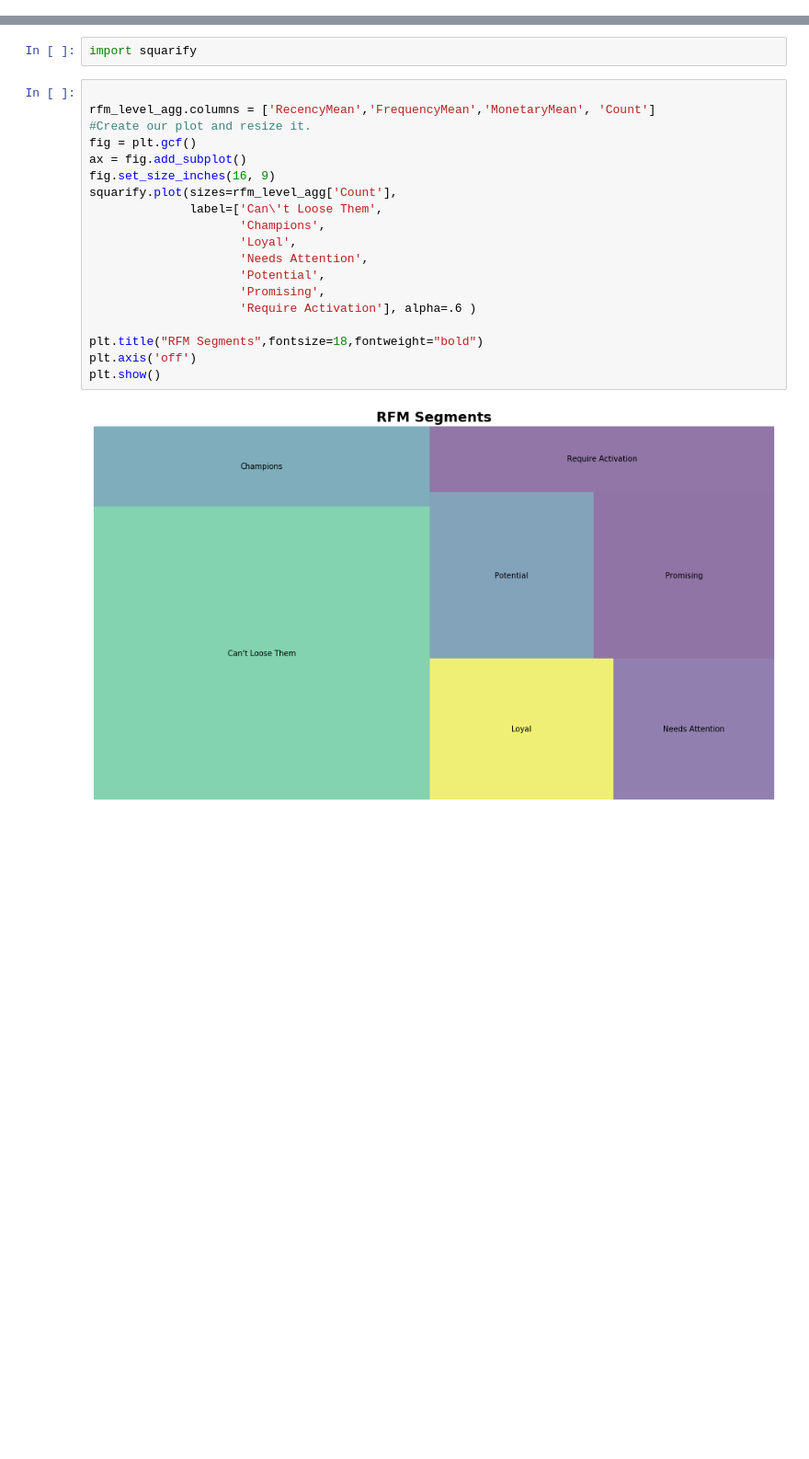
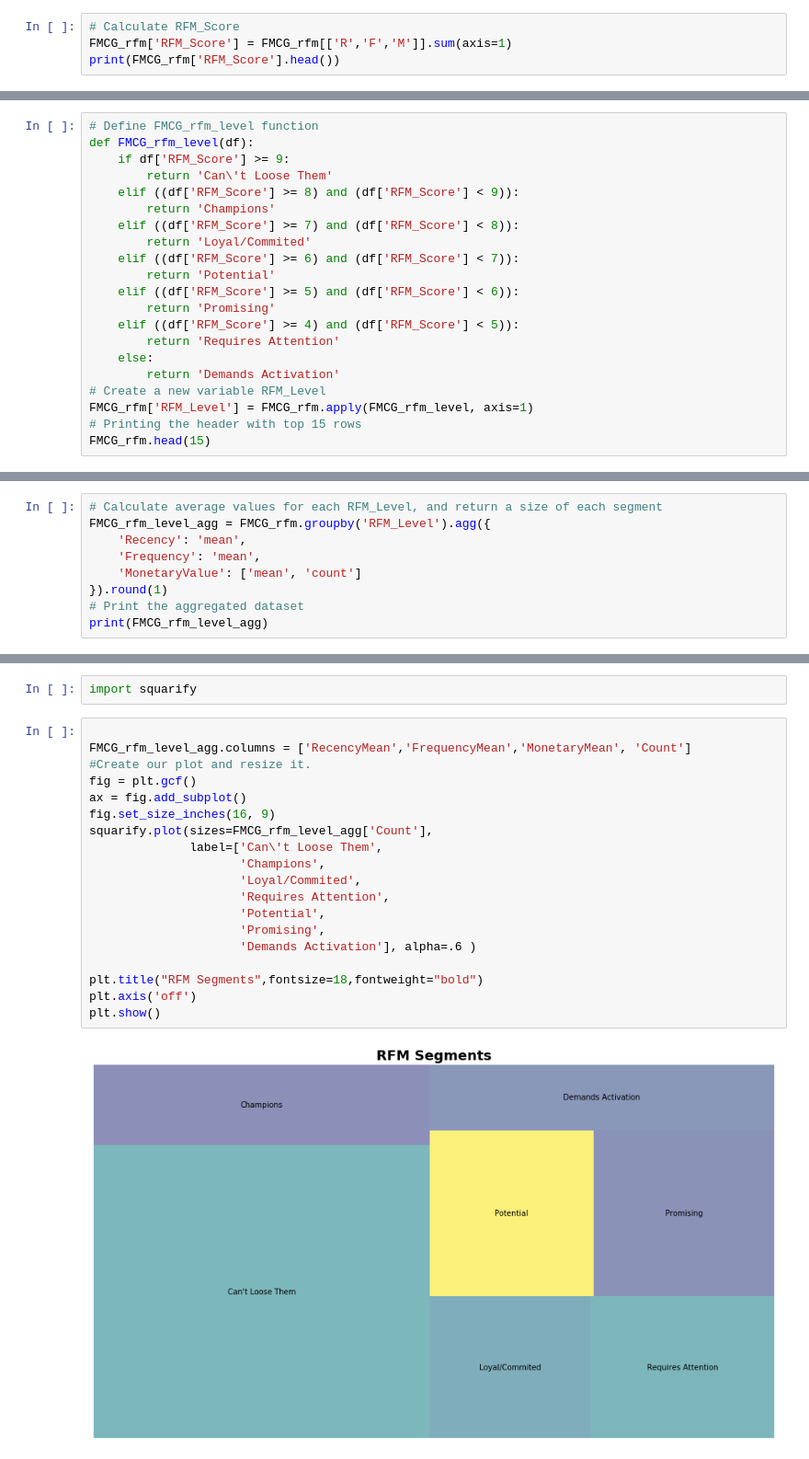
Before and after one commit to ogunbajoadeyinka/RFM, a Jupyter notebook: RFM_Segmentation.ipynb, the cells around one changed output, grey strips where cells are left out. Shown: that part at 92% size. Drawn from its saved outputs; the diff is of its cells as text; blank space fills up the shorter version.

```diff
--- a/RFM_Segmentation.ipynb
+++ b/RFM_Segmentation.ipynb
@@ -204,0 +168,4 @@ Require Activation   264.8       7.8         109.1   392
+# %%
+# Calculate RFM_Score
+FMCG_rfm['RFM_Score'] = FMCG_rfm[['R','F','M']].sum(axis=1)
+print(FMCG_rfm['RFM_Score'].head())
@@ -204,0 +180,21 @@ Require Activation   264.8       7.8         109.1   392
+# %%
+# Define FMCG_rfm_level function
+def FMCG_rfm_level(df):
+    if df['RFM_Score'] >= 9:
+        return 'Can\'t Loose Them'
+    elif ((df['RFM_Score'] >= 8) and (df['RFM_Score'] < 9)):
+        return 'Champions'
+    elif ((df['RFM_Score'] >= 7) and (df['RFM_Score'] < 8)):
+        return 'Loyal/Commited'
+    elif ((df['RFM_Score'] >= 6) and (df['RFM_Score'] < 7)):
+        return 'Potential'
+    elif ((df['RFM_Score'] >= 5) and (df['RFM_Score'] < 6)):
+        return 'Promising'
+    elif ((df['RFM_Score'] >= 4) and (df['RFM_Score'] < 5)):
+        return 'Requires Attention'
+    else:
+        return 'Demands Activation'
+# Create a new variable RFM_Level
+FMCG_rfm['RFM_Level'] = FMCG_rfm.apply(FMCG_rfm_level, axis=1)
+# Printing the header with top 15 rows
+FMCG_rfm.head(15)
@@ -204,0 +219,9 @@ Require Activation   264.8       7.8         109.1   392
+# %%
+# Calculate average values for each RFM_Level, and return a size of each segment
+FMCG_rfm_level_agg = FMCG_rfm.groupby('RFM_Level').agg({
+    'Recency': 'mean',
+    'Frequency': 'mean',
+    'MonetaryValue': ['mean', 'count']
+}).round(1)
+# Print the aggregated dataset
+print(FMCG_rfm_level_agg)
@@ -206,22 +240,22 @@ Require Activation   264.8       7.8         109.1   392
 import squarify
 # %%
 
-rfm_level_agg.columns = ['RecencyMean','FrequencyMean','MonetaryMean', 'Count']
+FMCG_rfm_level_agg.columns = ['RecencyMean','FrequencyMean','MonetaryMean', 'Count']
 #Create our plot and resize it.
 fig = plt.gcf()
 ax = fig.add_subplot()
 fig.set_size_inches(16, 9)
-squarify.plot(sizes=rfm_level_agg['Count'],
+squarify.plot(sizes=FMCG_rfm_level_agg['Count'],
               label=['Can\'t Loose Them',
                      'Champions',
-                     'Loyal',
-                     'Needs Attention',
+                     'Loyal/Commited',
+                     'Requires Attention',
                      'Potential',
                      'Promising',
-                     'Require Activation'], alpha=.6 )
+                     'Demands Activation'], alpha=.6 )
 
 plt.title("RFM Segments",fontsize=18,fontweight="bold")
 plt.axis('off')
 plt.show()
 # %% [output]
-[figure, old version]
+[figure, new version]
```
Also changed, not shown: parts of 40 cells of this notebook.
